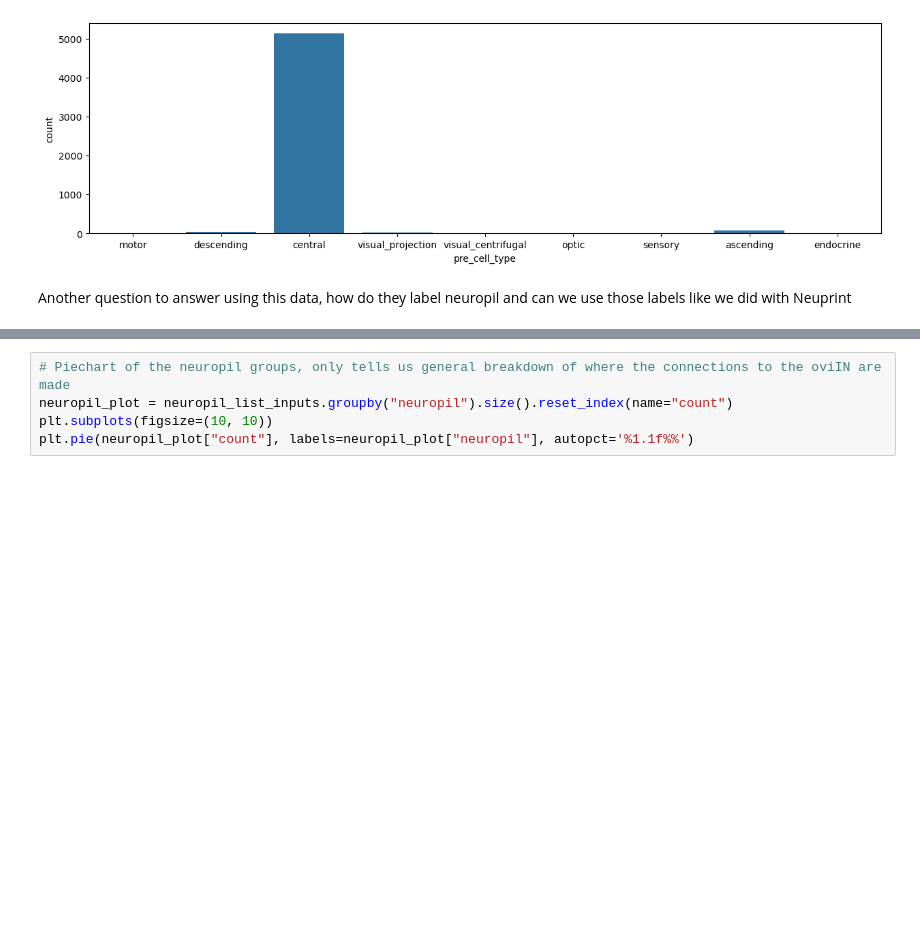
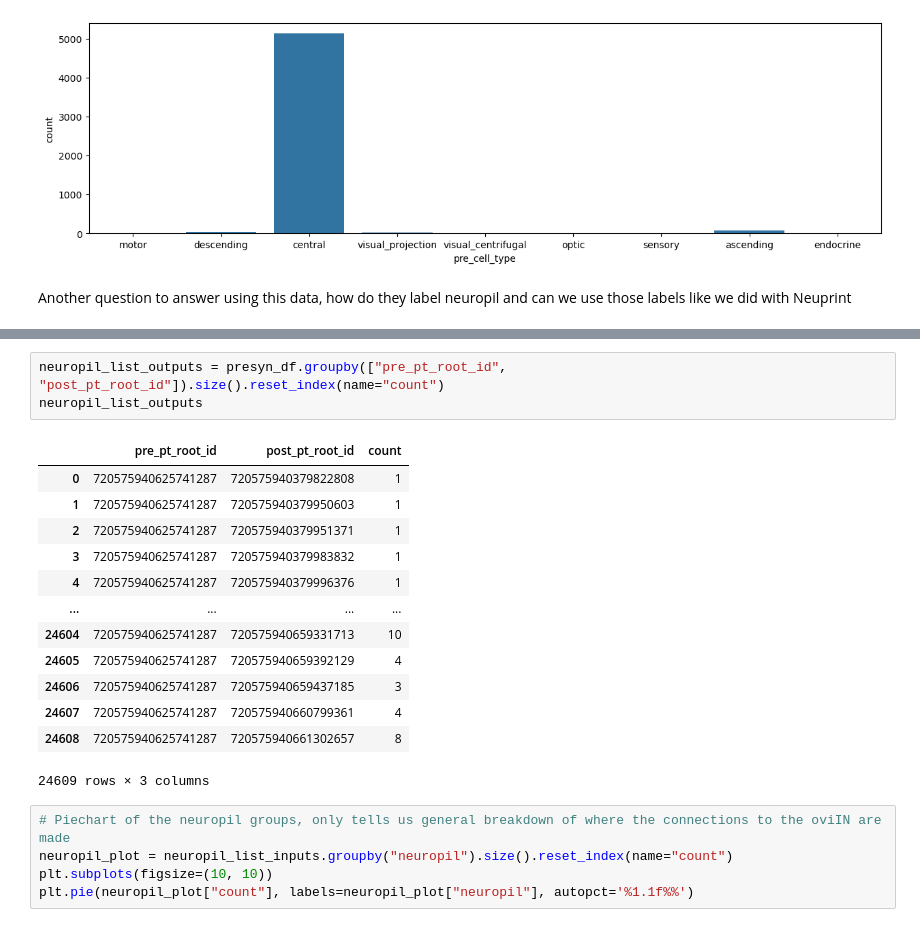
Before and after one commit to Gutierrez-lab/flybrain-clustering-rhessa, a Jupyter notebook: FlyWire/oviposition_sandbox.ipynb, the cells around one changed output, grey strips where cells are left out. Drawn from its saved outputs; the diff is of its cells as text; blank space fills up the shorter version.

```diff
--- a/FlyWire/oviposition_sandbox.ipynb
+++ b/FlyWire/oviposition_sandbox.ipynb
@@ -173,3 +164,20 @@ neuropil_list_inputs
+# %%
+neuropil_list_outputs = presyn_df.groupby(["pre_pt_root_id", "post_pt_root_id"]).size().reset_index(name="count")
+neuropil_list_outputs
+# %% [output]
+|  | pre_pt_root_id | post_pt_root_id | count |
+| 0 | 720575940625741287 | 720575940379822808 | 1 |
+| 1 | 720575940625741287 | 720575940379950603 | 1 |
+| 2 | 720575940625741287 | 720575940379951371 | 1 |
+| 3 | 720575940625741287 | 720575940379983832 | 1 |
+| 4 | 720575940625741287 | 720575940379996376 | 1 |
+| ... | ... | ... | ... |
+| 24604 | 720575940625741287 | 720575940659331713 | 10 |
+| 24605 | 720575940625741287 | 720575940659392129 | 4 |
+| 24606 | 720575940625741287 | 720575940659437185 | 3 |
+| 24607 | 720575940625741287 | 720575940660799361 | 4 |
+| 24608 | 720575940625741287 | 720575940661302657 | 8 |
+24609 rows × 3 columns
 # %%
 # Piechart of the neuropil groups, only tells us general breakdown of where the connections to the oviIN are made
 neuropil_plot = neuropil_list_inputs.groupby("neuropil").size().reset_index(name="count")
```
Also changed, not shown: parts of 13 cells of this notebook, 1 other file.
